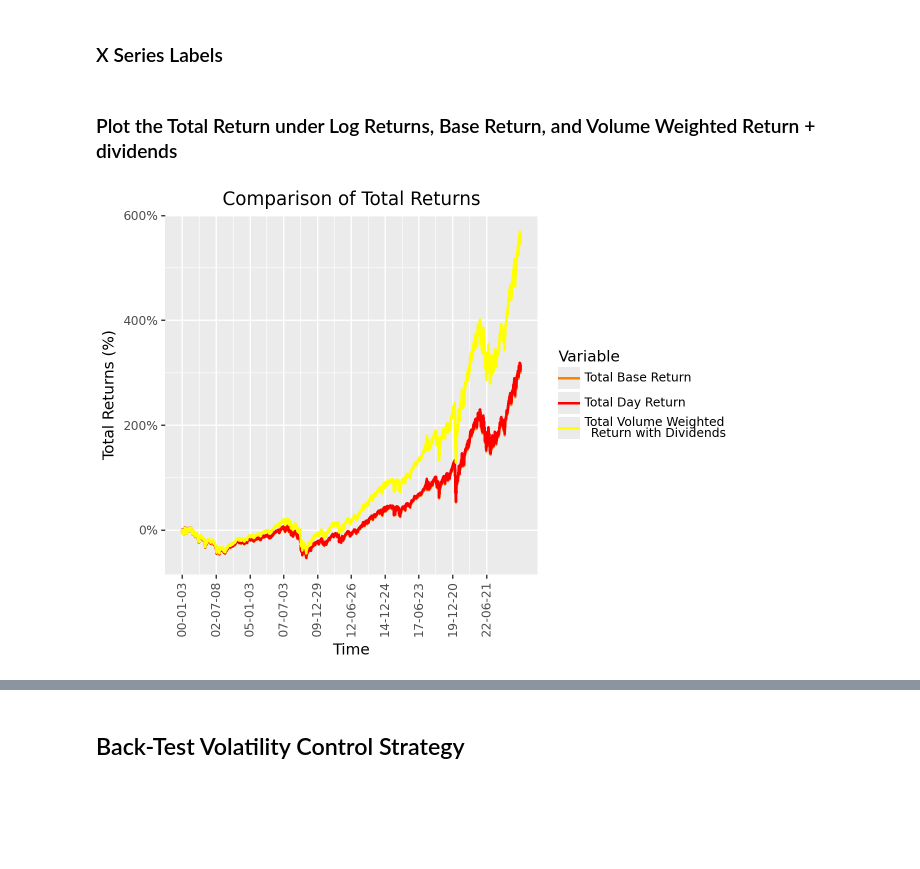
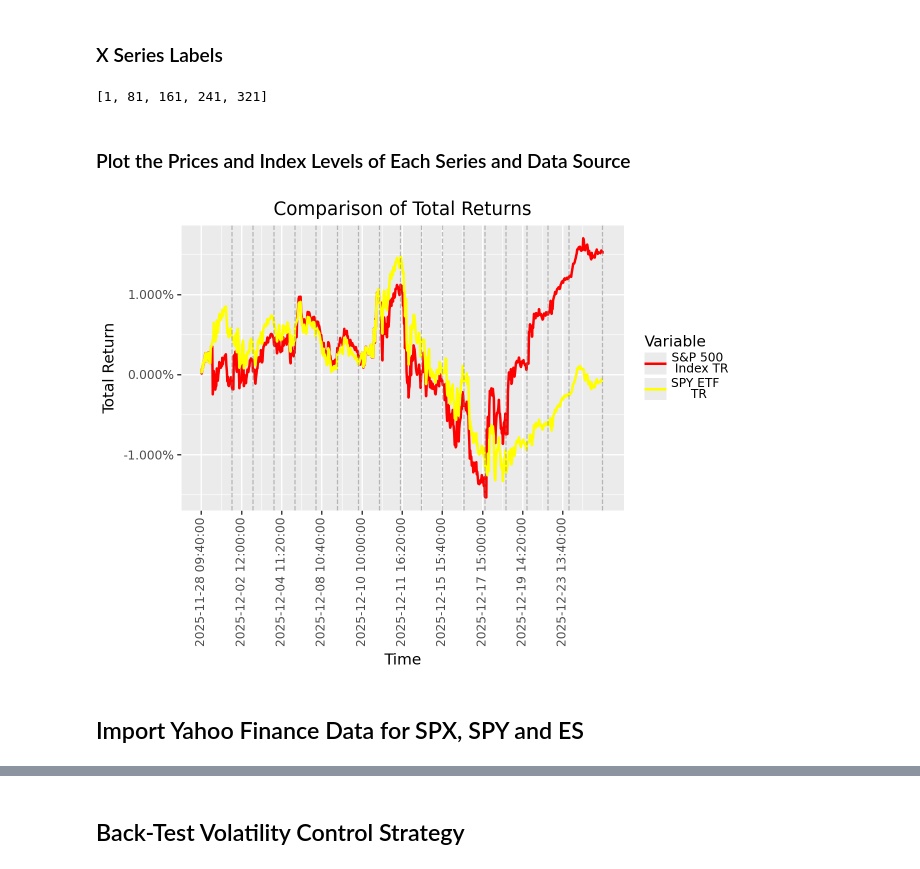
Before and after one commit to danielhalm1407/Risk-Control-Using-a-Bayesian-Joint-Quantile-Time-Series-Model-For-Asset-Returns, a Jupyter notebook: notebooks/NB02_Backtest_Intraday.ipynb, the cells around one changed output, grey strips where cells are left out. Drawn from its saved outputs; the diff is of its cells as text; code cells hidden in the pictures; blank space fills up the shorter version.

Commit message:
adding more correct plotting
:wq
q
^q

```diff
--- a/notebooks/NB02_Backtest_Intraday.ipynb
+++ b/notebooks/NB02_Backtest_Intraday.ipynb
@@ -164,0 +169,3 @@ sp500_interday_excel.to_excel("../data/sp500_interday_returns.xlsx", index=False
+# %%
+# drop empty rows
+sp500_intraday_v4 = sp500_intraday_v3.copy().dropna(subset=['spx_level']).reset_index().drop('index', axis=1)
@@ -164,0 +201,2 @@ sp500_interday_excel.to_excel("../data/sp500_interday_returns.xlsx", index=False
+# %%
+sp500_intraday_returns["spx_total_return"] =sp500_intraday_returns["spx_period_return"].cumsum()
@@ -207,17 +325,13 @@ return_type_labels = {
 # %% [markdown]
 #### Add a Colour Mapping for Each type of Return
 # %%
-# Create a mapping for colors for each return_type using a yellow to red gradient
-
-
-
+# Create a mapping for colors for each series_types using a yellow to red gradient
 
 # Use matplotlib's colormap to generate a yellow-to-red spectrum
 cmap = plt.get_cmap('autumn')  # yellow to red
-colors = [mcolors.to_hex(cmap(i / (len(return_types) - 1))) for i in range(len(return_types))]
-
+colors = [mcolors.to_hex(cmap(i / max(1, (len(series_types) - 1)))) for i in range(len(series_types))]
 # Map each return_type to a color
-color_map = dict(zip(return_types, colors))
+color_map = dict(zip(series_types, colors))
 # %%
 color_map
 # %% [output]
@@ -228,24 +340,28 @@ color_map
 ### X Series Labels
 # %%
 # 1. Select relevant columns and remove duplicates
-label_df = plot_df[['time', 'time_label']].drop_duplicates().sort_values('time')
+label_df = plot_df[['time','second_index']].drop_duplicates(subset = ['second_index'])
 
 # 2. Choose evenly spaced rows to get at most 10 unique ticks
 n_ticks = min(10, len(label_df))
 step = max(1, len(label_df) // n_ticks)
-label_df_filtered = label_df.iloc[::step, :].head(n_ticks)
+label_df_filtered = label_df.iloc[::step].head(n_ticks)
 
 # 3. Extract breaks and labels
-time_breaks = label_df_filtered['time'].tolist()
-time_labels = label_df_filtered['time_label'].tolist()
+time_breaks = label_df_filtered['second_index'].tolist()
+time_labels = label_df_filtered['time'].tolist()
-# %% [markdown]
-### Plot the Total Return under Log Returns, Base Return, and Volume Weighted Return + dividends
+# %%
+time_breaks[:5]
+# %% [output]
+[1, 81, 161, 241, 321]
+# %% [markdown]
+### Plot the Prices and Index Levels of Each Series and Data Source
 # %%
 ### Plot Each Series On One Plot
 
 def plot_series(
     plot_df=plot_df,
-    y='return_value',
+    y='value',
     plot_title='Values Over Time',
     y_title='Value',
     display_plot=True
@@ -257,11 +373,11 @@ def plot_series(
     # Create the plot using plotnine (ggplot-style)
     plot = (
         # Set up the basic plot with aesthetics: x=time, y=selected y, color by return_type
-        ggplot(plot_df, aes(x='time', y=y, color='return_type')) +
+        ggplot(plot_df, aes(x=plot_df['second_index'], y=y, color='variable')) +
         # Draw lines for each return_type
         geom_line(size=1) +
         # Manually set colors for each return_type using the color_map and set legend labels
-        scale_color_manual(values=color_map, labels=return_type_labels) +
+        scale_color_manual(values=color_map, labels=label_mapping) +
         # Set plot and axis labels
         labs(
             title=plot_title,
@@ -269,36 +385,41 @@ def plot_series(
             y=y_title,
             color='Variable'
         ) +
-        # Set x-axis breaks and labels for dates
-        scale_x_date(breaks=time_breaks, labels=time_labels) +
+        scale_x_continuous(breaks=time_breaks, labels=time_labels) +
         # Format y-axis as percentage values
-        scale_y_continuous(labels=lambda l: [f"{v:.0f}%" for v in l]) +
+        scale_y_continuous(labels=lambda l: [f"{v*100:.3f}%" for v in l]) +
+        # add a vertical line at each daily close (16:00 hours)
+        geom_vline(xintercept=[i for i, time in enumerate(plot_df['time'][:plot_df['second_index'].max()]) if time.hour == 16 and time.minute == 0],
+                   color='grey', linetype='dashed', alpha=0.5) +
+
         # Customize theme: rotate x labels, move legend, center title
         theme(
             axis_text_x=element_text(rotation=90, ha='center'),
             legend_position='right',
             plot_title=element_text(ha='center')
         ) +
         # Remove linetype guide from legend
         guides(linetype=None)
     )
 
     # Save plot to file
     fig_path = f"../docs/figures/{plot_title}.png"
     plot.save(fig_path, width=10, height=6, dpi=300)
 
     # Display plot if requested
     if display_plot:
         display(plot)
 
     return plot
 
 plot_1 = plot_series(
     plot_df=plot_df,
-    y='return_value',
+    y='total_return',
     plot_title='Comparison of Total Returns',
-    y_title='Total Returns (%)',
+    y_title='Total Return',
     display_plot=True
 )
 # %% [output]
-[figure, old version]
+[figure, new version]
+# %% [markdown]
+## Import Yahoo Finance Data for SPX, SPY and ES
```
Also changed, not shown: parts of 54 cells of this notebook, 3 other files.
